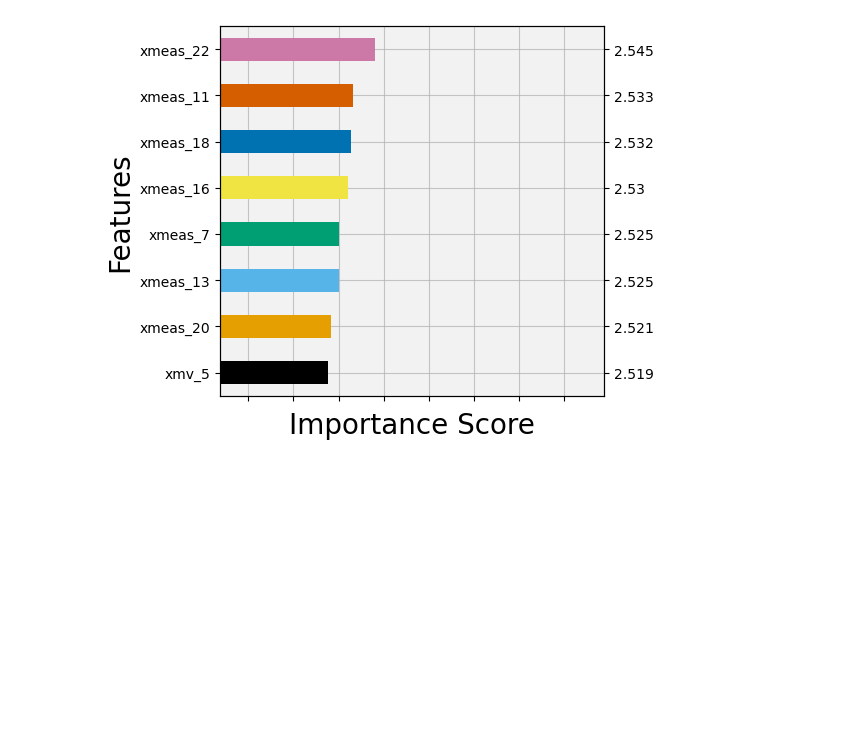
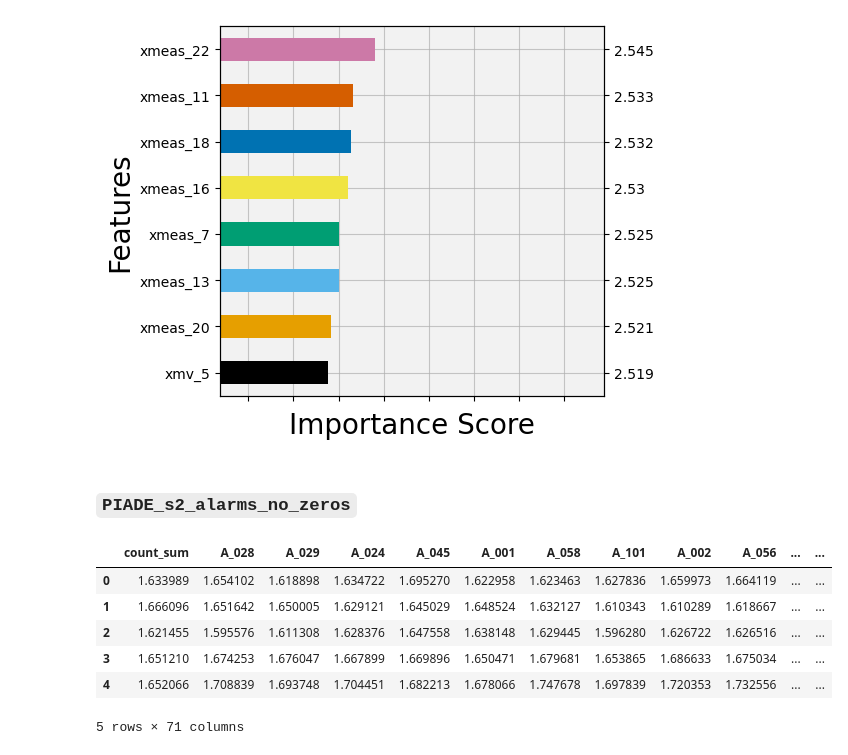
Before and after one commit to francesco-borsatti-unipd/ExIFFI, a Jupyter notebook: notebooks/fix_stuff.ipynb, the cells around one changed output. Cells and saved outputs as stored; diff of their text form; code cells hidden in the pictures; blank space fills up the shorter version.

```diff
--- a/notebooks/fix_stuff.ipynb
+++ b/notebooks/fix_stuff.ipynb
@@ -1656,3 +1658,5 @@ ax1,ax2=score_plot(dataset=dataset,
                    scenario=2)
 # %% [output]
 [figure]
+# %% [markdown]
+### `PIADE_s2_alarms_no_zeros`
@@ -1658,0 +1665,17 @@ ax1,ax2=score_plot(dataset=dataset,
+# %%
+basepath=os.path.dirname(os.getcwd())
+experiment_path=os.path.join(basepath,'experiments/results')
+imp_mat_dirpath=os.path.join(experiment_path,'piade_s2_alarms_no_zeros','experiments',
+                             'global_importances','EIF+','EXIFFI+',
+                             'imp_mat','scenario_2')
+imp_mat_path=get_most_recent_file(imp_mat_dirpath)
+imp_mat=open_element(imp_mat_path, filetype='csv.gz')
+imp_mat.head()
+# %% [output]
+|  | count_sum | A_028 | A_029 | A_024 | A_045 | A_001 | A_058 | A_101 | A_002 | A_056 | ... | ... |
+| 0 | 1.633989 | 1.654102 | 1.618898 | 1.634722 | 1.695270 | 1.622958 | 1.623463 | 1.627836 | 1.659973 | 1.664119 | ... | ... |
+| 1 | 1.666096 | 1.651642 | 1.650005 | 1.629121 | 1.645029 | 1.648524 | 1.632127 | 1.610343 | 1.610289 | 1.618667 | ... | ... |
+| 2 | 1.621455 | 1.595576 | 1.611308 | 1.628376 | 1.647558 | 1.638148 | 1.629445 | 1.596280 | 1.626722 | 1.626516 | ... | ... |
+| 3 | 1.651210 | 1.674253 | 1.676047 | 1.667899 | 1.669896 | 1.650471 | 1.679681 | 1.653865 | 1.686633 | 1.675034 | ... | ... |
+| 4 | 1.652066 | 1.708839 | 1.693748 | 1.704451 | 1.682213 | 1.678066 | 1.747678 | 1.697839 | 1.720353 | 1.732556 | ... | ... |
+5 rows × 71 columns
```
Also changed, not shown: parts of 3 cells of this notebook, 1 other file.
